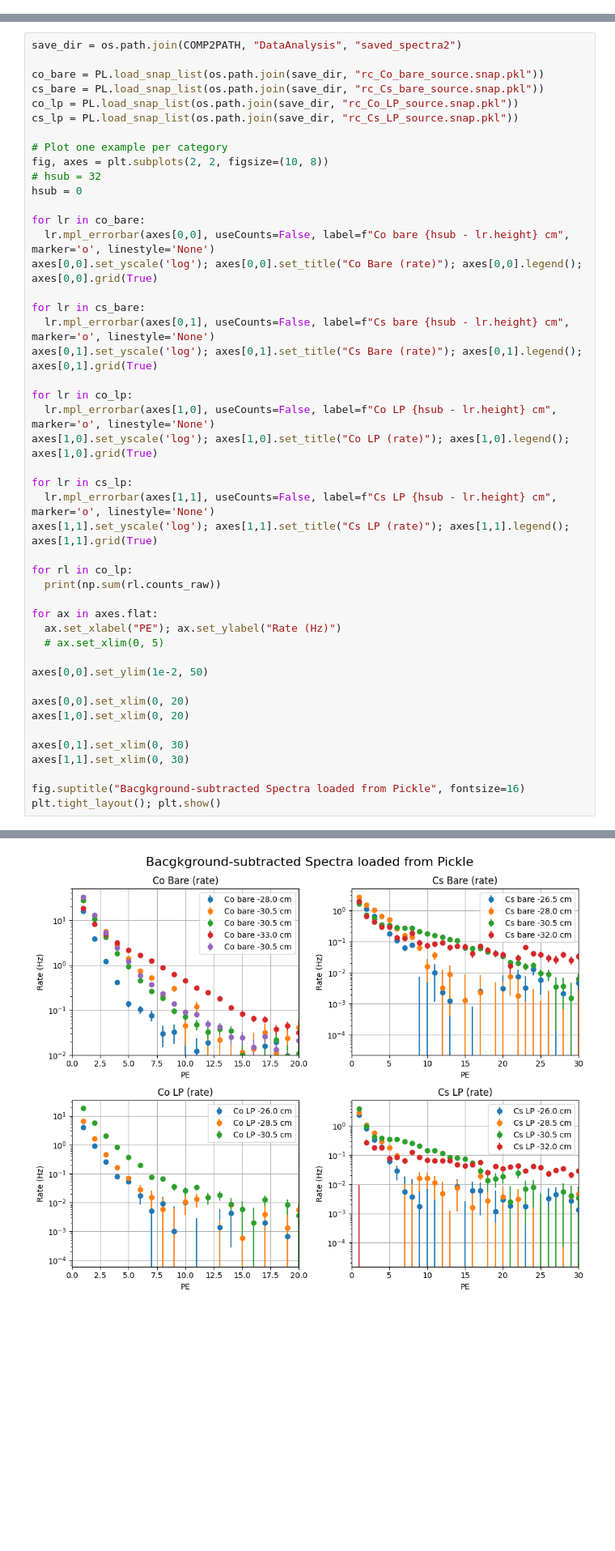
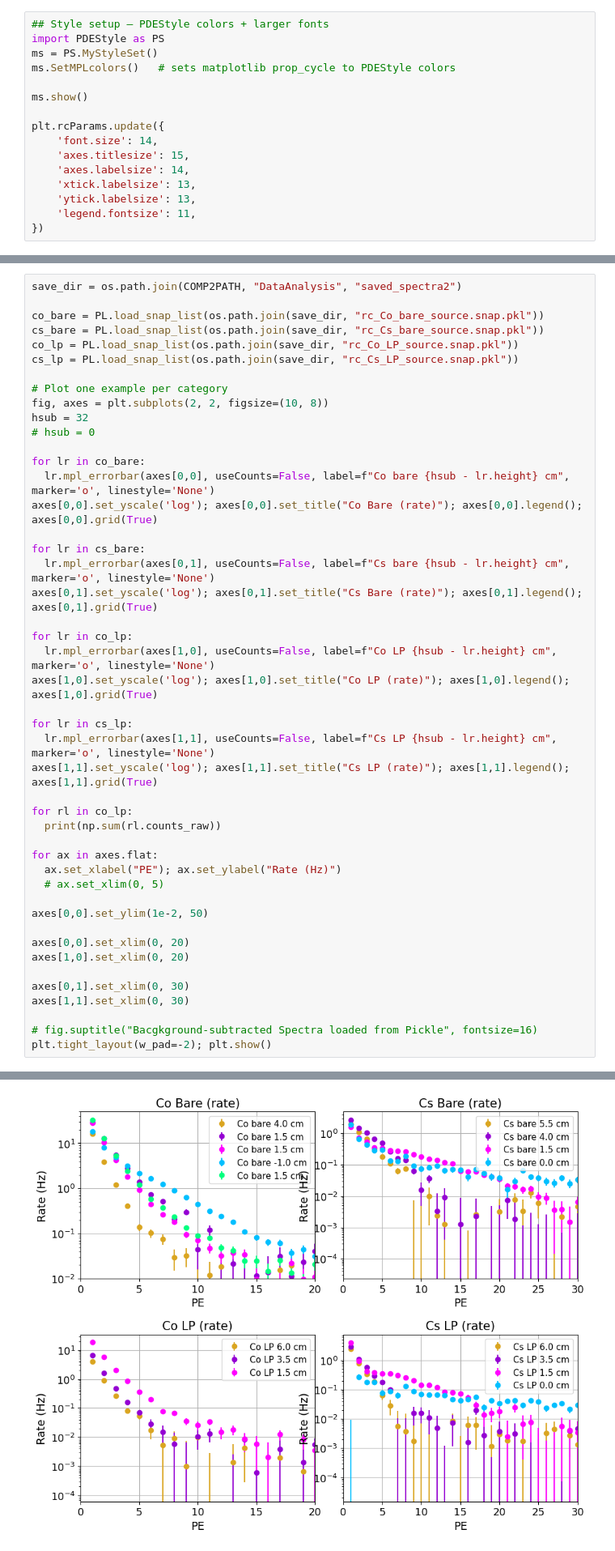
Before and after one commit to austindsc/cf4_analysisPipeline, a Jupyter notebook: comp2/MCcomparison/gamma1_Bare_v1.ipynb, the cells around one changed output, grey strips where cells are left out. Shown at 81% size. Drawn from its saved outputs; the diff is of its cells as text; blank space fills up the shorter version.

```diff
--- a/comp2/MCcomparison/gamma1_Bare_v1.ipynb
+++ b/comp2/MCcomparison/gamma1_Bare_v1.ipynb
@@ -34 +31,17 @@ Welcome to JupyROOT 6.27/01
 /Users/austindestcroix/Desktop/school_holders/projects/sbc/CF4/comp2
+# %%
+## Style setup — PDEStyle colors + larger fonts
+import PDEStyle as PS
+ms = PS.MyStyleSet()
+ms.SetMPLcolors()   # sets matplotlib prop_cycle to PDEStyle colors
+
+ms.show()
+
+plt.rcParams.update({
+    'font.size': 14,
+    'axes.titlesize': 15,
+    'axes.labelsize': 14,
+    'xtick.labelsize': 13,
+    'ytick.labelsize': 13,
+    'legend.fontsize': 11,
+})
@@ -126,8 +158,8 @@ cs_lp = PL.load_snap_list(os.path.join(save_dir, "rc_Cs_LP_source.snap.pkl"))
 
 # Plot one example per category
 fig, axes = plt.subplots(2, 2, figsize=(10, 8))
-# hsub = 32
-hsub = 0
+hsub = 32
+# hsub = 0
 
 for lr in co_bare:
   lr.mpl_errorbar(axes[0,0], useCounts=False, label=f"Co bare {hsub - lr.height} cm", marker='o', linestyle='None')
@@ -137,33 +169,33 @@ for lr in cs_bare:
   lr.mpl_errorbar(axes[0,1], useCounts=False, label=f"Cs bare {hsub - lr.height} cm", marker='o', linestyle='None')
 axes[0,1].set_yscale('log'); axes[0,1].set_title("Cs Bare (rate)"); axes[0,1].legend(); axes[0,1].grid(True)
 
 for lr in co_lp:
   lr.mpl_errorbar(axes[1,0], useCounts=False, label=f"Co LP {hsub - lr.height} cm", marker='o', linestyle='None')
 axes[1,0].set_yscale('log'); axes[1,0].set_title("Co LP (rate)"); axes[1,0].legend(); axes[1,0].grid(True)
 
 for lr in cs_lp:
   lr.mpl_errorbar(axes[1,1], useCounts=False, label=f"Cs LP {hsub - lr.height} cm", marker='o', linestyle='None')
 axes[1,1].set_yscale('log'); axes[1,1].set_title("Cs LP (rate)"); axes[1,1].legend(); axes[1,1].grid(True)
 
 for rl in co_lp:
   print(np.sum(rl.counts_raw))
 
 for ax in axes.flat:
   ax.set_xlabel("PE"); ax.set_ylabel("Rate (Hz)")
   # ax.set_xlim(0, 5)
 
 axes[0,0].set_ylim(1e-2, 50)
 
 axes[0,0].set_xlim(0, 20)
 axes[1,0].set_xlim(0, 20)
 
 axes[0,1].set_xlim(0, 30)
 axes[1,1].set_xlim(0, 30)
 
-fig.suptitle("Bacgkground-subtracted Spectra loaded from Pickle", fontsize=16)
-plt.tight_layout(); plt.show()
+# fig.suptitle("Bacgkground-subtracted Spectra loaded from Pickle", fontsize=16)
+plt.tight_layout(w_pad=-2); plt.show()
 # %% [output]
 166300
 110521
 130428
-[figure, old version]
+[figure, new version]
```
Also changed, not shown: parts of 19 cells of this notebook, 11 other files.
